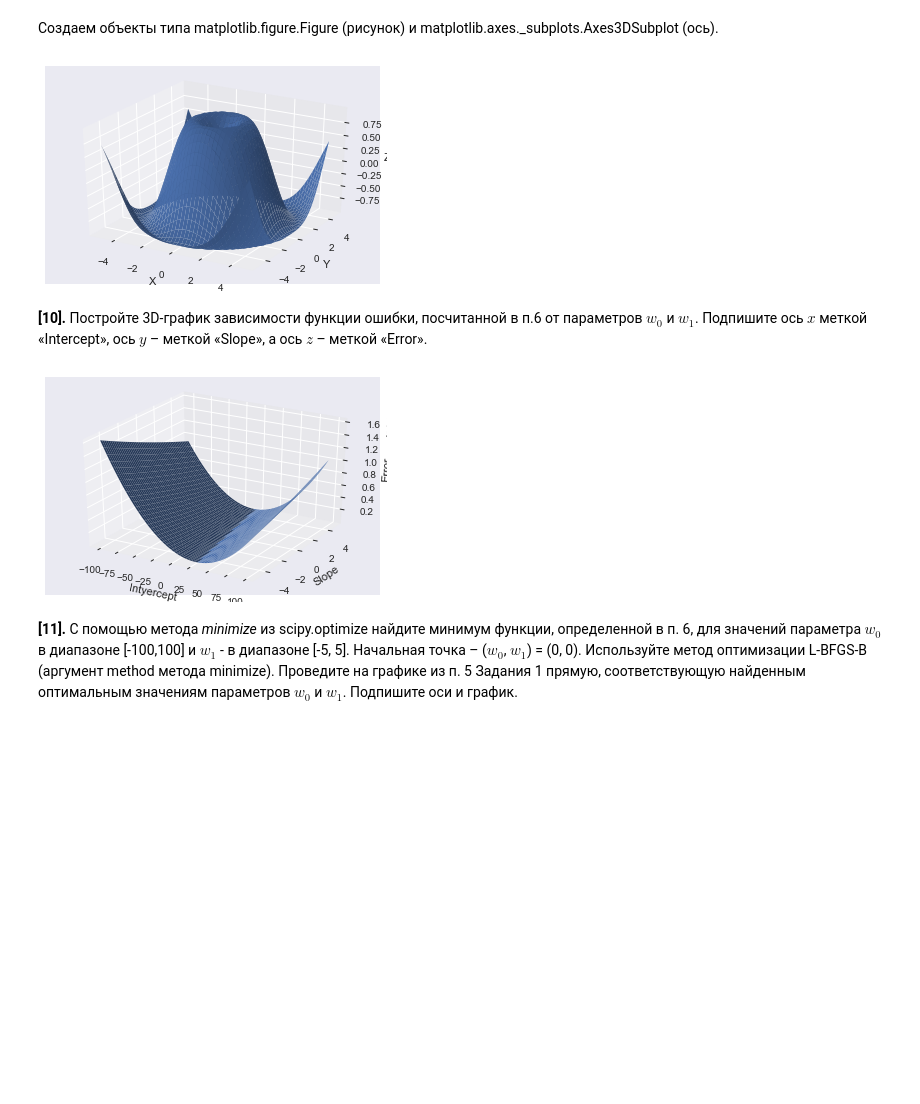
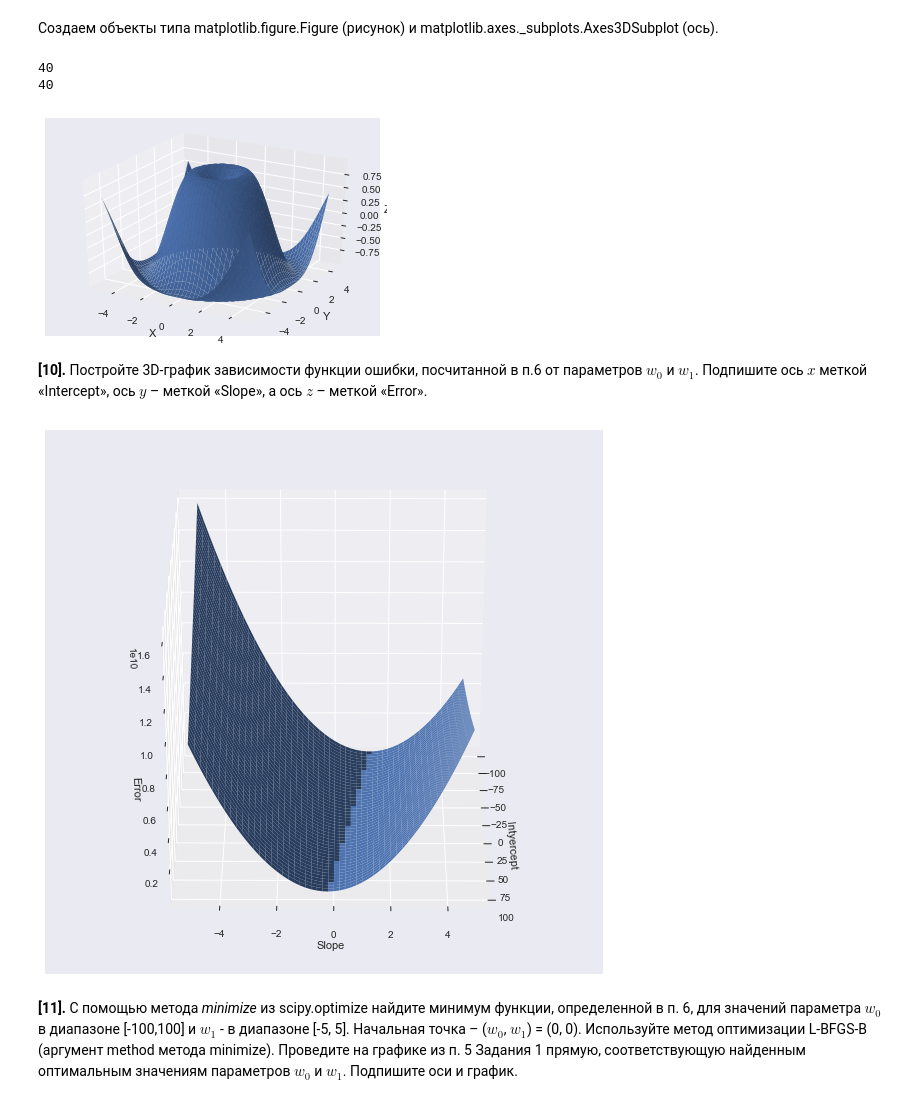
Before and after one commit to diman4ik/YandexML, a Jupyter notebook: Learning with teacher/week1/peer_review_linreg_height_weight.ipynb, the cells around one changed output. Drawn from its saved outputs; the diff is of its cells as text; code cells hidden in the pictures; blank space fills up the shorter version.

```diff
--- a/Learning with teacher/week1/peer_review_linreg_height_weight.ipynb
+++ b/Learning with teacher/week1/peer_review_linreg_height_weight.ipynb
@@ -222,6 +225,9 @@ Y = np.arange(-5, 5, 0.25)
 X, Y = np.meshgrid(X, Y)
 Z = np.sin(np.sqrt(X**2 + Y**2))
 
+print(len(Z))
+print(len(Z[0]))
+
 # Наконец, используем метод *plot_surface* объекта
 # типа Axes3DSubplot. Также подписываем оси.
 surf = ax.plot_surface(X, Y, Z)
@@ -230,6 +236,8 @@ ax.set_ylabel('Y')
 ax.set_zlabel('Z')
 plt.show()
 # %% [output]
+40
+40
 [figure]
 # %% [markdown]
 **[10].** Постройте 3D-график зависимости функции ошибки, посчитанной в п.6 от параметров $w_0$ и $w_1$. Подпишите ось $x$ меткой «Intercept», ось $y$ – меткой «Slope», a ось $z$ – меткой «Error».
@@ -248,28 +256,31 @@ def fun_error(w0array, w1array):
 
     return np.array(ret)
 # %%
-fig = plt.figure()
+fig = plt.figure(figsize=(10, 10))
 ax = fig.gca(projection='3d') # get current axis
 # Ваш код здесь
 # Создаем массивы NumPy с координатами точек по осям X и У.
 # Используем метод meshgrid, при котором по векторам координат
 # создается матрица координат. Задаем нужную функцию Z(x, y).
 w0 = np.arange(-100, 100, 4)
 w1 = np.arange(-5, 5, 0.2)
 X, Y = np.meshgrid(w0, w1)
 Z = fun_error(w0, w1)
-
+#print(Z)
+#print(len(Z))
+#print(len(Z[0]))
 
 # Ваш код здесь
 # Наконец, используем метод *plot_surface* объекта
 # типа Axes3DSubplot. Также подписываем оси.
 surf = ax.plot_surface(X, Y, Z)
 ax.set_xlabel('Intyercept')
 ax.set_ylabel('Slope')
 ax.set_zlabel('Error')
+ax.view_init(azim=0.3)
 plt.show()
 # %% [output]
-[figure, old version]
+[figure, new version]
 # %% [markdown]
 **[11].** С помощью метода *minimize* из scipy.optimize найдите минимум функции, определенной в п. 6, для значений параметра $w_0$ в диапазоне [-100,100] и $w_1$ - в диапазоне [-5, 5]. Начальная точка – ($w_0$, $w_1$) = (0, 0). Используйте метод оптимизации L-BFGS-B (аргумент method метода minimize). Проведите на графике из п. 5 Задания 1 прямую, соответствующую найденным оптимальным значениям параметров $w_0$ и $w_1$. Подпишите оси и график.
 # %%
```
Also changed, not shown: parts of 2 cells of this notebook.
